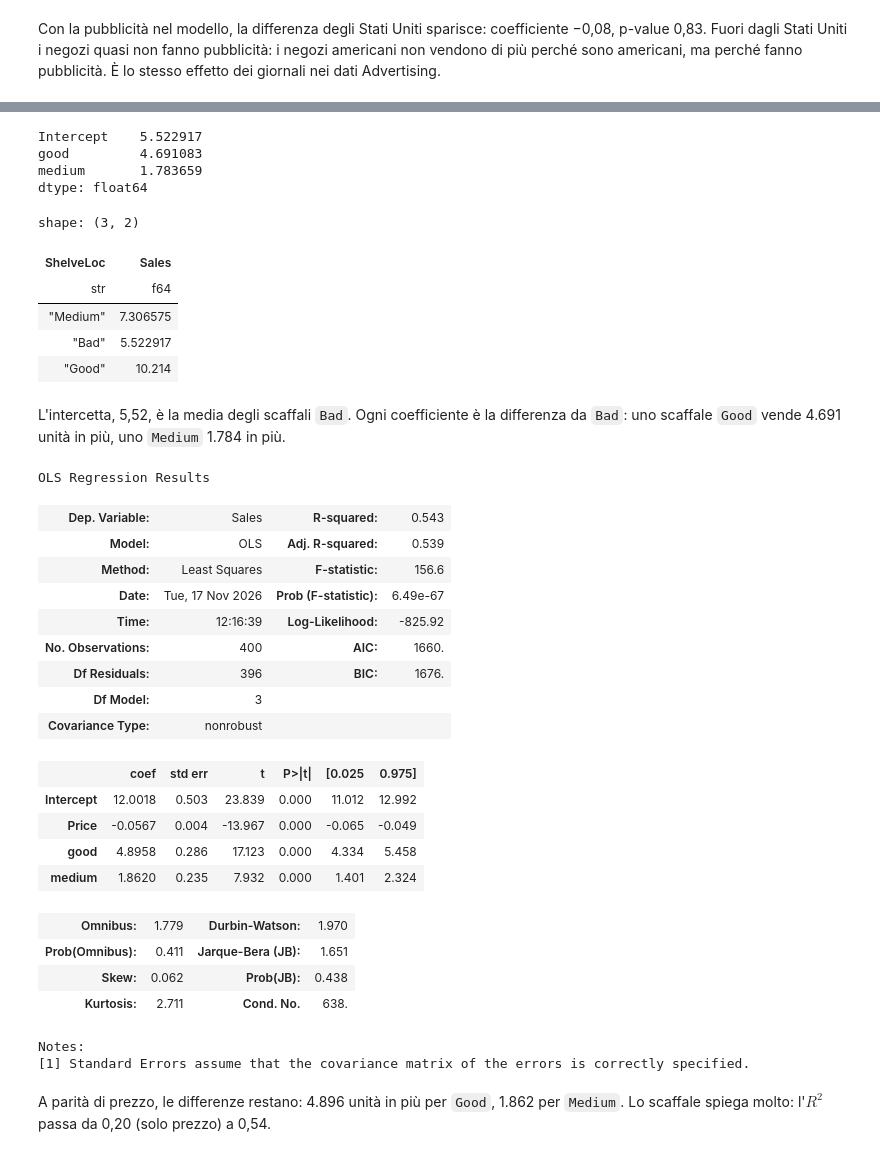
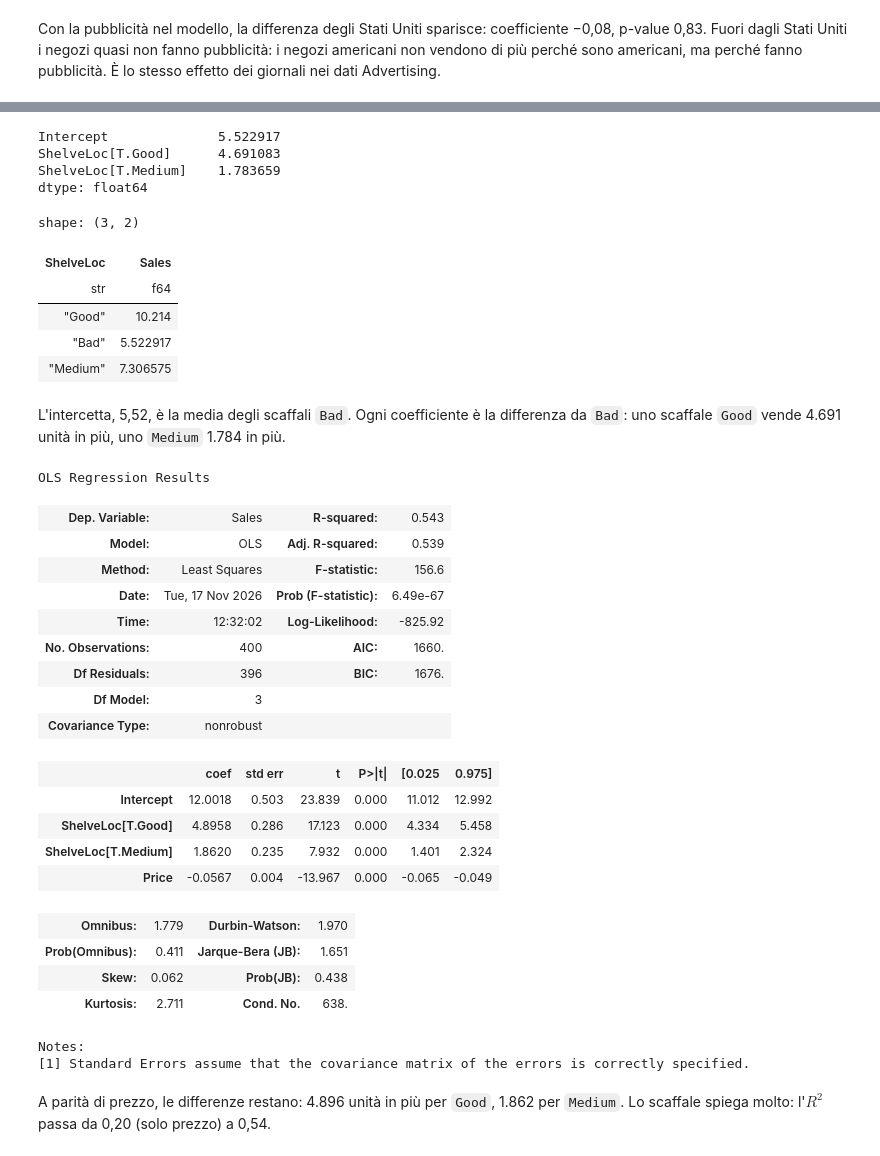
Before and after one commit to vincnardelli/msd, a Jupyter notebook: codice/2/regressione_carseats.ipynb, the cells around one changed output, grey strips where cells are left out. Cells and saved outputs as stored; diff of their text form; code cells hidden in the pictures.

```diff
--- a/codice/2/regressione_carseats.ipynb
+++ b/codice/2/regressione_carseats.ipynb
@@ -179,3 +178,0 @@ modello3.rsquared_adj, modello4.rsquared_adj
-# %%
-car = car.with_columns(us=(pl.col("US") == "Yes").cast(pl.Int8))
-car.select("US", "us").head()
@@ -274,6 +261,0 @@ Con la pubblicità nel modello, la differenza degli Stati Uniti sparisce: coeffi
-# %%
-car = car.with_columns(
-    good=(pl.col("ShelveLoc") == "Good").cast(pl.Int8),
-    medium=(pl.col("ShelveLoc") == "Medium").cast(pl.Int8),
-)
-car.select("ShelveLoc", "good", "medium").head()
@@ -293,10 +266,10 @@ ggplot(car, aes(x="ShelveLoc", y="Sales")) + geom_boxplot()
 # %%
-modello8 = smf.ols("Sales ~ good + medium", data=car).fit()
+modello8 = smf.ols("Sales ~ ShelveLoc", data=car).fit()
 modello8.params
 # %% [output]
-Intercept    5.522917
-good         4.691083
-medium       1.783659
+Intercept              5.522917
+ShelveLoc[T.Good]      4.691083
+ShelveLoc[T.Medium]    1.783659
 dtype: float64
 # %%
 car.group_by("ShelveLoc").agg(pl.col("Sales").mean())
@@ -304,30 +277,30 @@ car.group_by("ShelveLoc").agg(pl.col("Sales").mean())
 shape: (3, 2)
 | ShelveLoc | Sales |
 | str | f64 |
+| "Good" | 10.214 |
+| "Bad" | 5.522917 |
 | "Medium" | 7.306575 |
-| "Bad" | 5.522917 |
-| "Good" | 10.214 |
 # %% [markdown]
 L'intercetta, 5,52, è la media degli scaffali `Bad`. Ogni coefficiente è la differenza da `Bad`: uno scaffale `Good` vende 4.691 unità in più, uno `Medium` 1.784 in più.
 # %%
-modello9 = smf.ols("Sales ~ Price + good + medium", data=car).fit()
+modello9 = smf.ols("Sales ~ Price + ShelveLoc", data=car).fit()
 modello9.summary()
 # %% [output]
 OLS Regression Results
 | Dep. Variable: | Sales | R-squared: | 0.543 |
 | Model: | OLS | Adj. R-squared: | 0.539 |
 | Method: | Least Squares | F-statistic: | 156.6 |
 | Date: | Tue, 17 Nov 2026 | Prob (F-statistic): | 6.49e-67 |
-| Time: | 12:16:39 | Log-Likelihood: | -825.92 |
+| Time: | 12:32:02 | Log-Likelihood: | -825.92 |
 | No. Observations: | 400 | AIC: | 1660. |
 | Df Residuals: | 396 | BIC: | 1676. |
 | Df Model: | 3 |  |  |
 | Covariance Type: | nonrobust |  |  |
 |  | coef | std err | t | P>|t| | [0.025 | 0.975] |
 | Intercept | 12.0018 | 0.503 | 23.839 | 0.000 | 11.012 | 12.992 |
+| ShelveLoc[T.Good] | 4.8958 | 0.286 | 17.123 | 0.000 | 4.334 | 5.458 |
+| ShelveLoc[T.Medium] | 1.8620 | 0.235 | 7.932 | 0.000 | 1.401 | 2.324 |
 | Price | -0.0567 | 0.004 | -13.967 | 0.000 | -0.065 | -0.049 |
-| good | 4.8958 | 0.286 | 17.123 | 0.000 | 4.334 | 5.458 |
-| medium | 1.8620 | 0.235 | 7.932 | 0.000 | 1.401 | 2.324 |
 | Omnibus: | 1.779 | Durbin-Watson: | 1.970 |
 | Prob(Omnibus): | 0.411 | Jarque-Bera (JB): | 1.651 |
 | Skew: | 0.062 | Prob(JB): | 0.438 |
```
Also changed, not shown: parts of 19 cells of this notebook.
